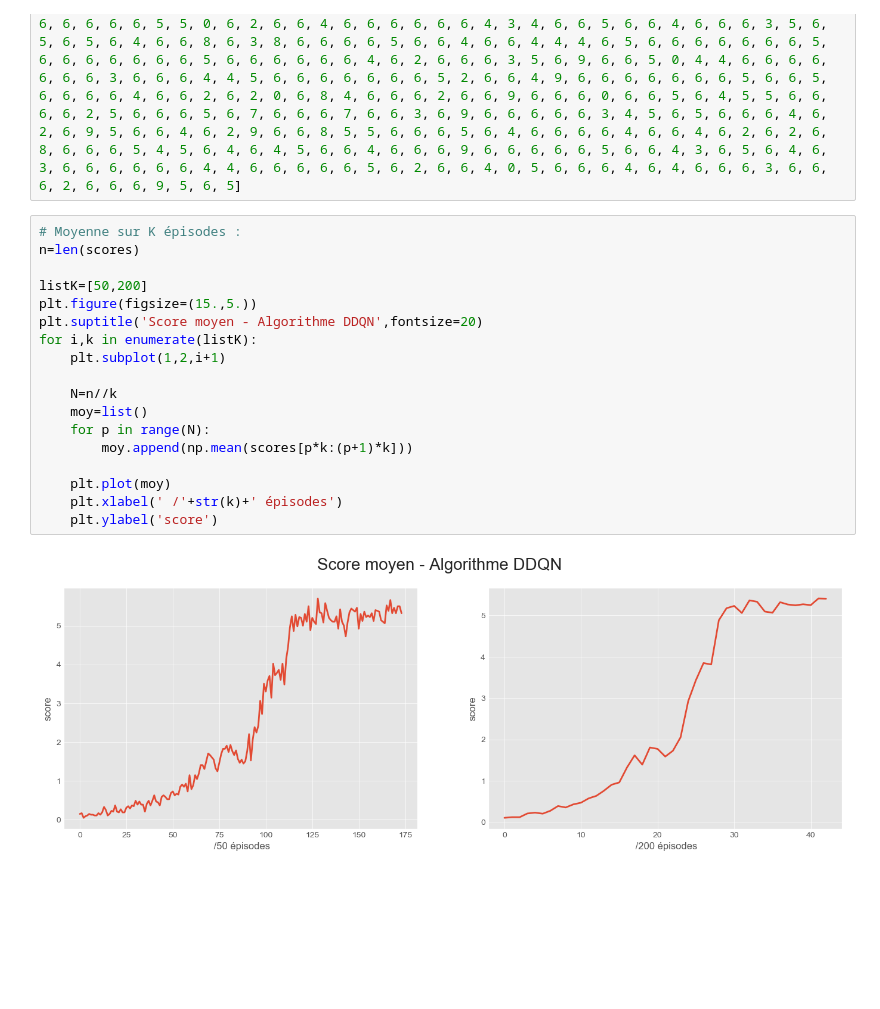
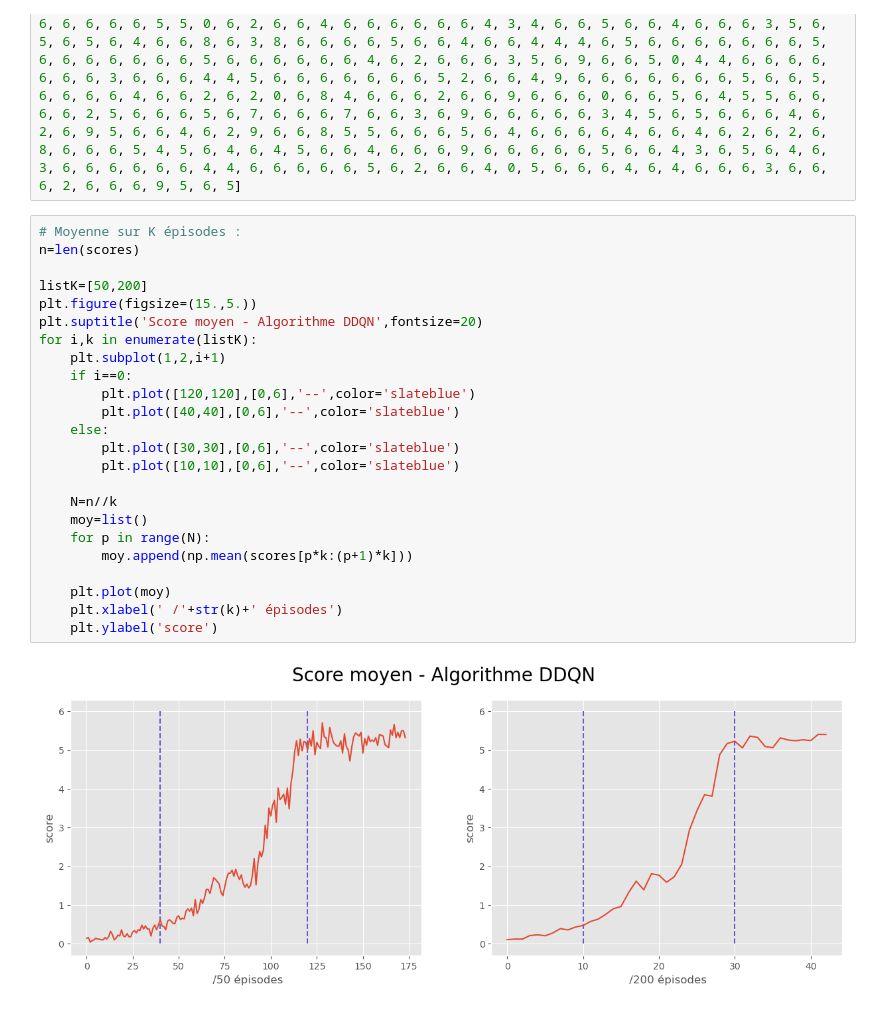
Before and after one commit to aurianegbt/Reinforcment_Learning_DQN, a Jupyter notebook: DDQN/Résultats DDQN.ipynb, the cells around one changed output. Cells and saved outputs as stored; diff of their text form; blank space fills up the shorter version.

```diff
--- a/DDQN/Résultats DDQN.ipynb
+++ b/DDQN/Résultats DDQN.ipynb
@@ -25,21 +25,27 @@ scores =[0, 0, 0, 0, 1, 1, 0, 0, 1, 0, 0, 0, 0, 1, 0, 0, 0, 0, 1, 0, 0, 1, 0, 0,
 # %%
 # Moyenne sur K épisodes :
 n=len(scores)
 
 listK=[50,200]
 plt.figure(figsize=(15.,5.))
 plt.suptitle('Score moyen - Algorithme DDQN',fontsize=20)
 for i,k in enumerate(listK):
     plt.subplot(1,2,i+1)
+    if i==0:
+        plt.plot([120,120],[0,6],'--',color='slateblue')
+        plt.plot([40,40],[0,6],'--',color='slateblue')
+    else:
+        plt.plot([30,30],[0,6],'--',color='slateblue')
+        plt.plot([10,10],[0,6],'--',color='slateblue')
 
     N=n//k
     moy=list()
     for p in range(N):
         moy.append(np.mean(scores[p*k:(p+1)*k]))
 
     plt.plot(moy)
     plt.xlabel(' /'+str(k)+' épisodes')
     plt.ylabel('score')
 # %% [output]
-[figure, old version]
+[figure, new version]
 # %%
```
Also changed, not shown: parts of 2 cells of this notebook, 4 other files.
